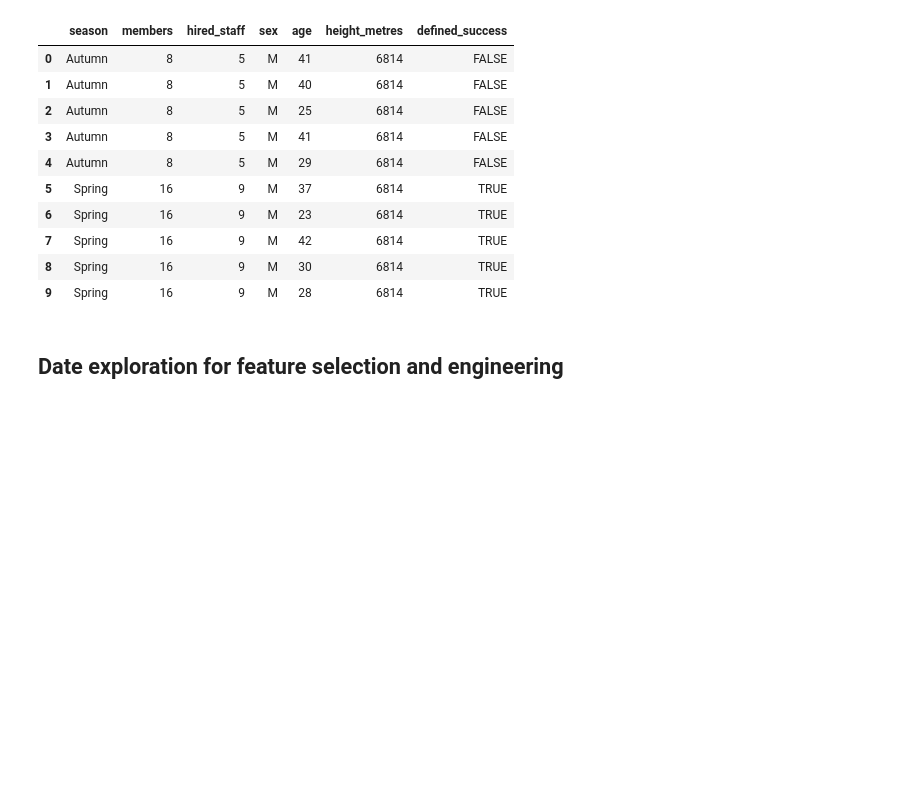
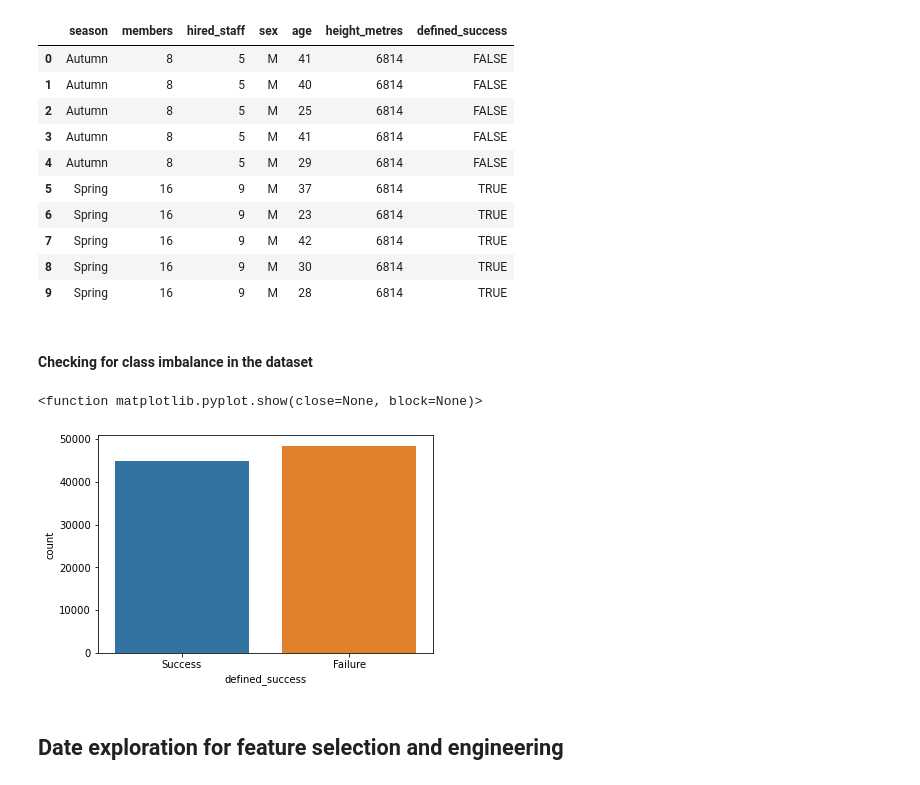
Before and after one commit to dshetty100/Final-Project, a Jupyter notebook: ML_Himalayan_Final.ipynb, the cells around one changed output. Drawn from its saved outputs; the diff is of its cells as text; code cells hidden in the pictures; blank space fills up the shorter version.

```diff
--- a/ML_Himalayan_Final.ipynb
+++ b/ML_Himalayan_Final.ipynb
@@ -76,5 +101,15 @@ df.head(10)
 | 7 | Spring | 16 | 9 | M | 42 | 6814 | TRUE |
 | 8 | Spring | 16 | 9 | M | 30 | 6814 | TRUE |
 | 9 | Spring | 16 | 9 | M | 28 | 6814 | TRUE |
+# %% [markdown]
+#### Checking for class imbalance in the dataset
+# %%
+# visualize the target variable
+g = sns.countplot(df["defined_success"])
+g.set_xticklabels(['Success','Failure'])
+plt.show
+# %% [output]
+<function matplotlib.pyplot.show(close=None, block=None)>
+[figure, added]
 # %% [markdown]
 ## Date exploration for feature selection and engineering
```
Also changed, not shown: parts of 17 cells of this notebook.
